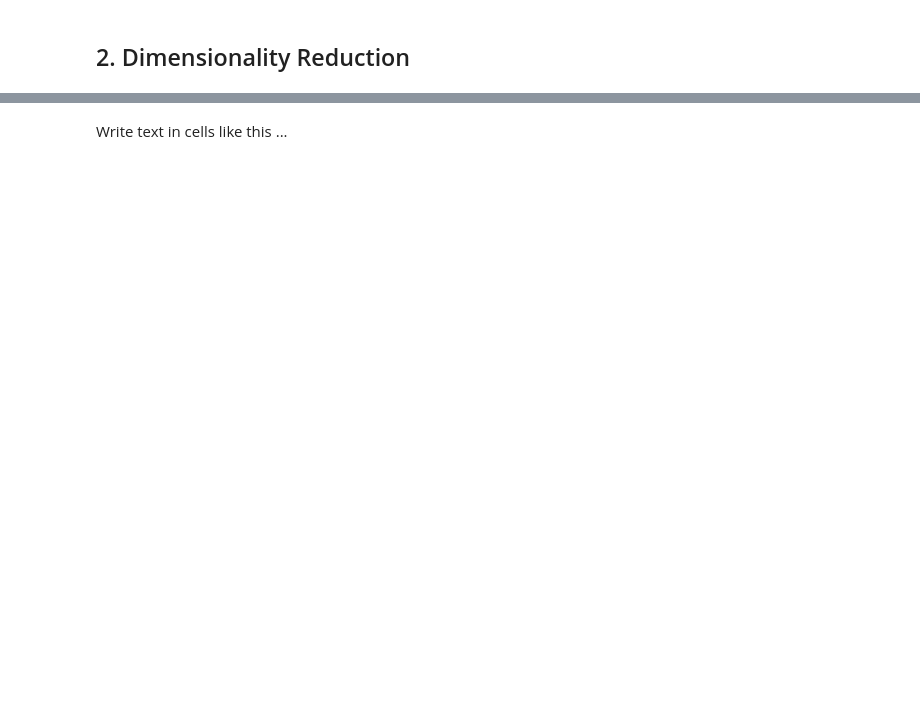
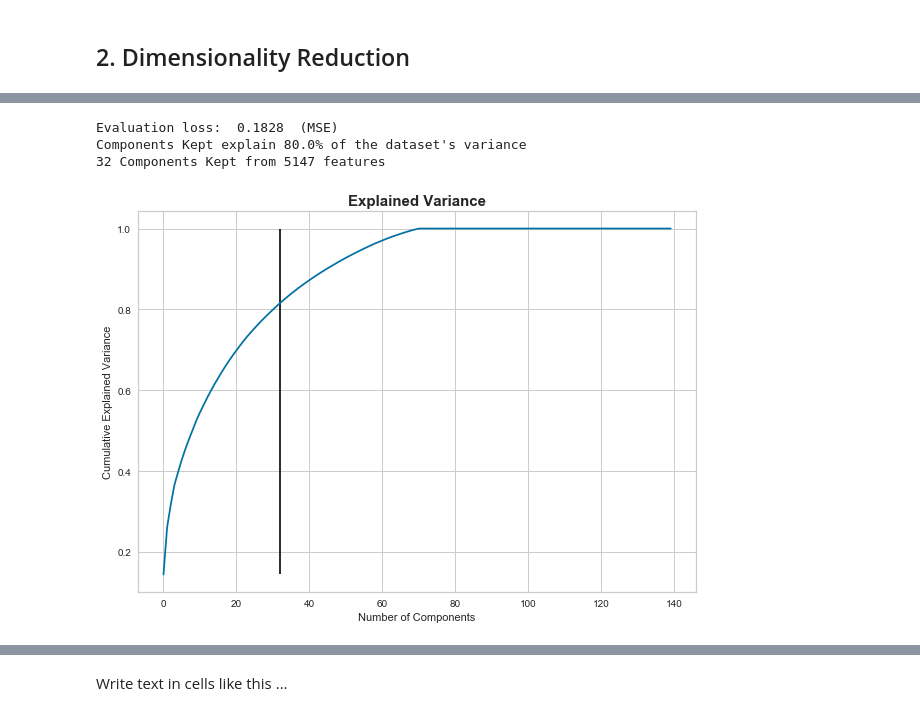
Before and after one commit to PedroCotovio/PD_2_Clustering, a Jupyter notebook: PD_201920_Project2.ipynb, the cells around one changed output, grey strips where cells are left out. Drawn from its saved outputs; the diff is of its cells as text; code cells hidden in the pictures; blank space fills up the shorter version.

```diff
--- a/PD_201920_Project2.ipynb
+++ b/PD_201920_Project2.ipynb
@@ -106,0 +140,7 @@ Write text in cells like this ...
+# %%
+X_pca = ca_threshold(X, analisys='pca')
+# %% [output]
+Evaluation loss:  0.1828  (MSE)
+Components Kept explain 80.0% of the dataset's variance
+32 Components Kept from 5147 features
+[figure, added]
```
Also changed, not shown: parts of 87 cells of this notebook, 9 other files.
